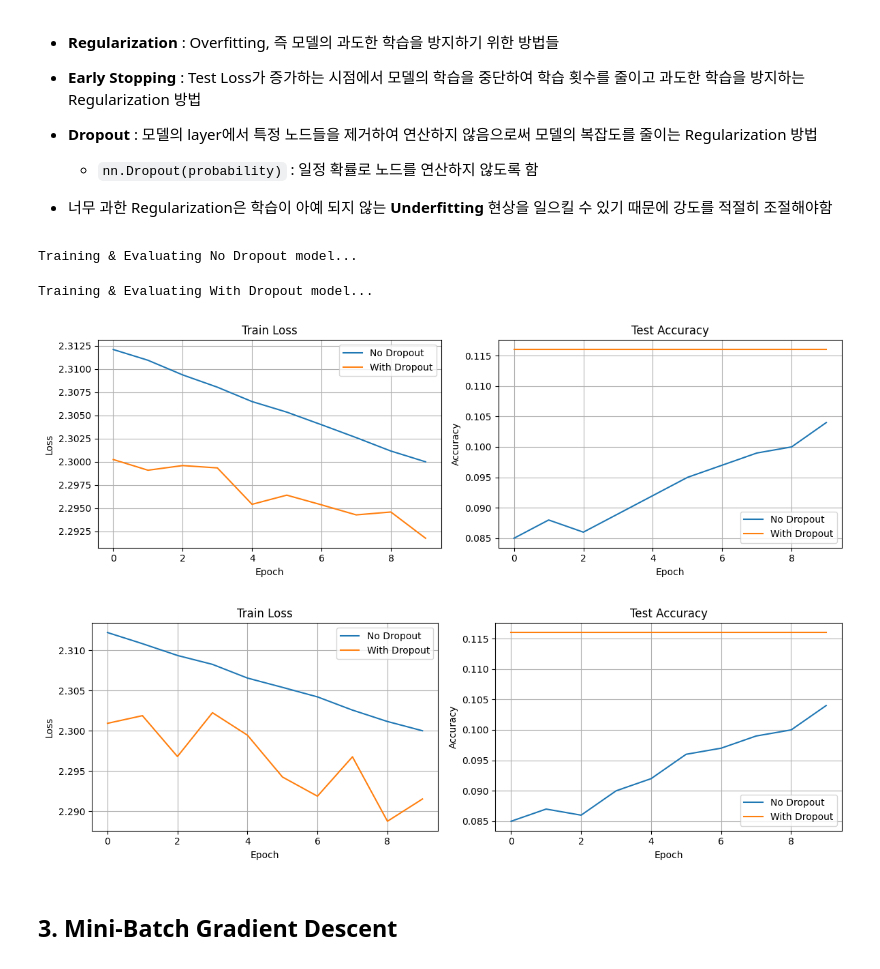
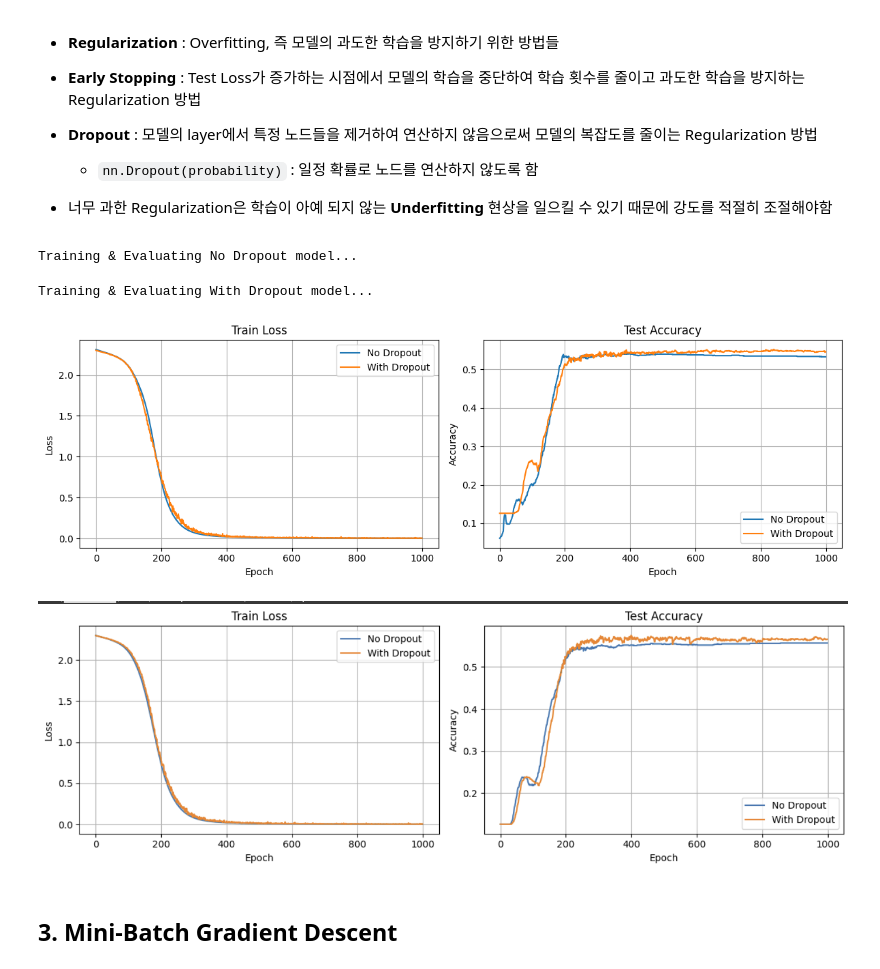
Before and after one commit to cudeb/2025_DeepLearning_NH, a Jupyter notebook: 실습자료/Day3/Day3_2_Deep_Learning.ipynb, the cells around one changed output. Saved outputs shown, nothing was run; the diff lists cells and outputs as text; code cells hidden in the pictures.

```diff
--- a/실습자료/Day3/Day3_2_Deep_Learning.ipynb
+++ b/실습자료/Day3/Day3_2_Deep_Learning.ipynb
@@ -101,11 +101,11 @@ def set_seed(seed):
 
 # 1. 데이터 로더
 transform = transforms.Compose([transforms.ToTensor()])
-train_set = torchvision.datasets.MNIST(root='./data', train=True, download=True, transform=transform)
-train_loader = torch.utils.data.DataLoader(train_set, batch_size=64, shuffle=True)
+train_dataset = torchvision.datasets.MNIST(root='./data', train=True, download=True, transform=transform)
+train_loader = torch.utils.data.DataLoader(train_dataset, batch_size=64, shuffle=True)
 
-test_set = torchvision.datasets.MNIST(root='./data', train=False, download=True, transform=transform)
-test_loader = torch.utils.data.DataLoader(test_set, batch_size=64, shuffle=False)
+test_dataset = torchvision.datasets.MNIST(root='./data', train=False, download=True, transform=transform)
+test_loader = torch.utils.data.DataLoader(test_dataset, batch_size=64, shuffle=False)
 
 # 2. 모델 정의 및 생성
 class DeepNet(nn.Module):
@@ -228,10 +228,10 @@ def set_seed(seed):
 
 # 데이터 로더
 transform = transforms.ToTensor()
-train_set = torchvision.datasets.MNIST(root='./data', train=True, download=True, transform=transform)
-test_set = torchvision.datasets.MNIST(root='./data', train=False, download=True, transform=transform)
-train_loader = torch.utils.data.DataLoader(train_set, batch_size=64, shuffle=True)
-test_loader = torch.utils.data.DataLoader(test_set, batch_size=64, shuffle=False)
+train_dataset = torchvision.datasets.MNIST(root='./data', train=True, download=True, transform=transform)
+test_dataset = torchvision.datasets.MNIST(root='./data', train=False, download=True, transform=transform)
+train_loader = torch.utils.data.DataLoader(train_dataset, batch_size=64, shuffle=True)
+test_loader = torch.utils.data.DataLoader(test_dataset, batch_size=64, shuffle=False)
 
 # 모델 정의
 class DeepNet(nn.Module):
@@ -544,43 +546,43 @@ optimizer_no_drop = torch.optim.SGD(model_no_drop.parameters(), lr=0.01)
 optimizer_with_drop = torch.optim.SGD(model_with_drop.parameters(), lr=0.01)
 
 # 학습 및 평가
-set_seed(0)
+set_seed(42)
 print("Training & Evaluating No Dropout model...")
-loss_no_drop, acc_no_drop = train_eval(model_no_drop, optimizer_no_drop, small_train_loader, small_test_loader)
+loss_no_drop, acc_no_drop = train_eval(model_no_drop, optimizer_no_drop, small_train_loader, small_test_loader,1000)
 print("Training & Evaluating With Dropout model...")
-loss_with_drop, acc_with_drop = train_eval(model_with_drop, optimizer_with_drop, small_train_loader, small_test_loader)
+loss_with_drop, acc_with_drop = train_eval(model_with_drop, optimizer_with_drop, small_train_loader, small_test_loader,1000)
 
 # 시각화
 plt.figure(figsize=(12, 4))
 
 # Train Loss 시각화
 plt.subplot(1, 2, 1)
 plt.plot(loss_no_drop, label='No Dropout')
 plt.plot(loss_with_drop, label='With Dropout')
 plt.title("Train Loss")
 plt.xlabel("Epoch")
 plt.ylabel("Loss")
 plt.legend()
 plt.grid()
 
 # Test Accuracy 시각화
 plt.subplot(1, 2, 2)
 plt.plot(acc_no_drop, label='No Dropout')
 plt.plot(acc_with_drop, label='With Dropout')
 plt.title("Test Accuracy")
 plt.xlabel("Epoch")
 plt.ylabel("Accuracy")
 plt.legend()
 plt.grid()
 
 plt.tight_layout()
 plt.show()
 # %% [output]
 Training & Evaluating No Dropout model...
 Training & Evaluating With Dropout model...
-[figure, old version]
+[figure, new version]
 # %% [markdown]
-![image.png](embedded-picture-1-old)
+![image.png](embedded-picture-1-new)
 # %% [markdown]
 ## 3. Mini-Batch Gradient Descent
 # %% [markdown]
```
Also changed, not shown: parts of 3 cells of this notebook.
